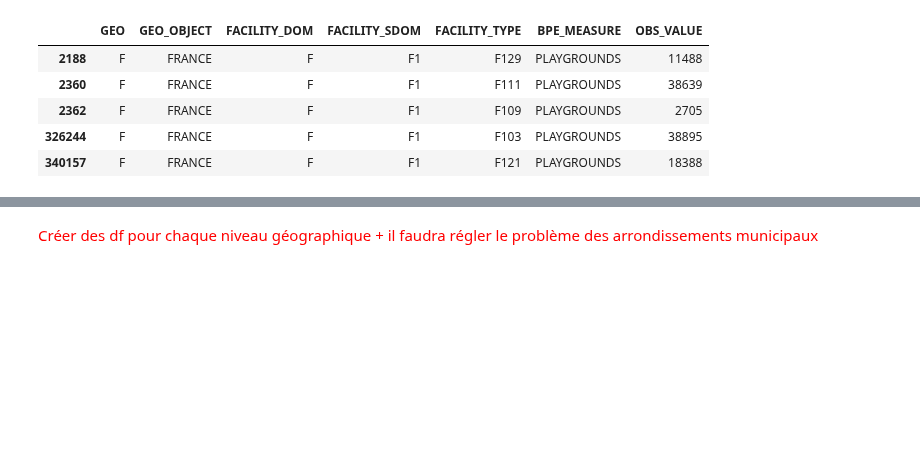
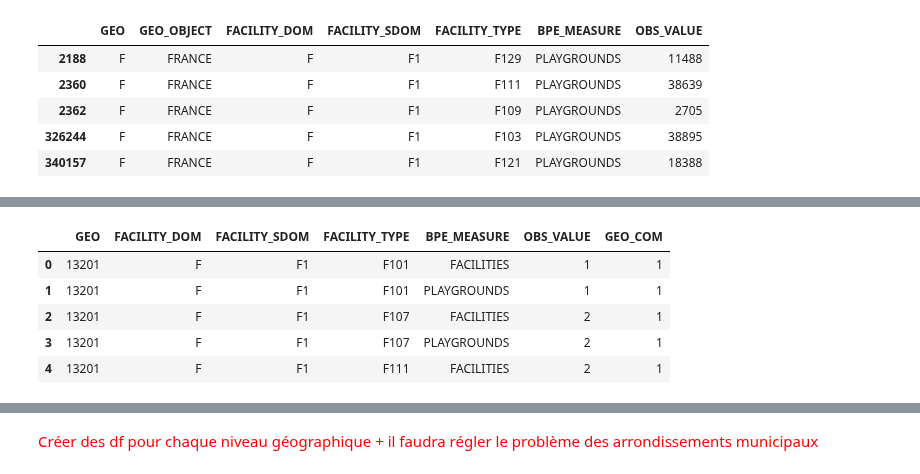
Before and after one commit to heloise1414/Projet-Python-S3, a Jupyter notebook: code/main-clemence.ipynb, the cells around one changed output, grey strips where cells are left out. Drawn from its saved outputs; the diff is of its cells as text; code cells hidden in the pictures; blank space fills up the shorter version.

```diff
--- a/code/main-clemence.ipynb
+++ b/code/main-clemence.ipynb
@@ -288,0 +311,11 @@ df_infrastructures_france.head(5)
+# %%
+df_infrastructures_arm_agg = (
+    df_infrastructures_arm
+    .groupby(
+        ["GEO", "FACILITY_DOM", "FACILITY_SDOM", "FACILITY_TYPE", "BPE_MEASURE"],
+        as_index = False
+    )["OBS_VALUE"]
+    .sum()
+)
+
+df_infrastructures_arm_agg.head(5)
@@ -288,0 +388,10 @@ df_infrastructures_france.head(5)
+# %%
+df_infrastructures_arm_agg["GEO_COM"] = df_infrastructures_arm_agg["GEO"].str[0]
+df_infrastructures_arm_agg.head(5)
+# %% [output]
+|  | GEO | FACILITY_DOM | FACILITY_SDOM | FACILITY_TYPE | BPE_MEASURE | OBS_VALUE | GEO_COM |
+| 0 | 13201 | F | F1 | F101 | FACILITIES | 1 | 1 |
+| 1 | 13201 | F | F1 | F101 | PLAYGROUNDS | 1 | 1 |
+| 2 | 13201 | F | F1 | F107 | FACILITIES | 2 | 1 |
+| 3 | 13201 | F | F1 | F107 | PLAYGROUNDS | 2 | 1 |
+| 4 | 13201 | F | F1 | F111 | FACILITIES | 2 | 1 |
```
Also changed, not shown: parts of 13 cells of this notebook.
